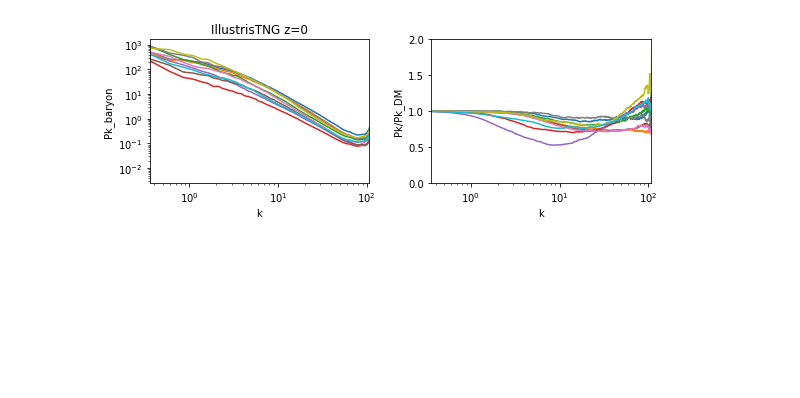
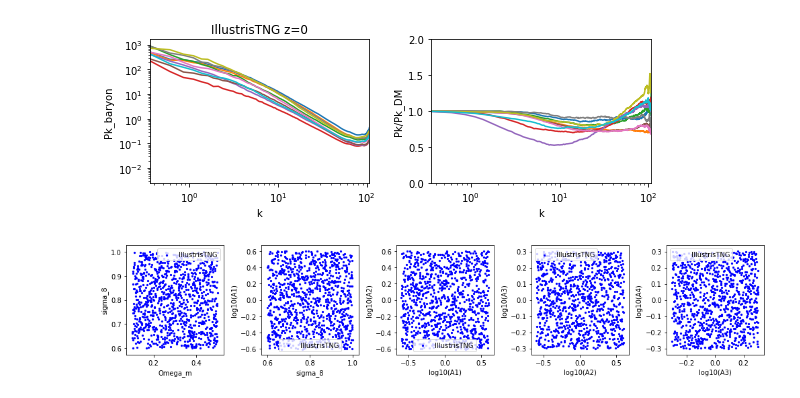
Before and after one commit to liuxx479/cosmo_dep_feedback, a Jupyter notebook: NN_jax.ipynb, the cells around one changed output. Saved outputs shown, nothing was run; the diff lists cells and outputs as text; code cells hidden in the pictures; blank space fills up the shorter version.

Commit message:
added parameters

```diff
--- a/NN_jax.ipynb
+++ b/NN_jax.ipynb
@@ -52,3 +52,15 @@ plt.tight_layout()
 show()
 # %% [output]
 [figure]
+# %%
+labels=['Omega_m', 'sigma_8', 'log10(A1)', 'log10(A2)', 'log10(A3)', 'log10(A4)']
+f, ax=subplots(1,5, figsize=(14,3))
+for i in range(5):
+    ax[i].scatter(lhc_params.T[i], lhc_params.T[i+1], color='b', label=isim,s=5)
+    ax[i].set_xlabel(labels[i])
+    ax[i].set_ylabel(labels[i+1])
+    ax[i].legend()
+plt.tight_layout()
+show()
+# %% [output]
+[figure, added]
```
